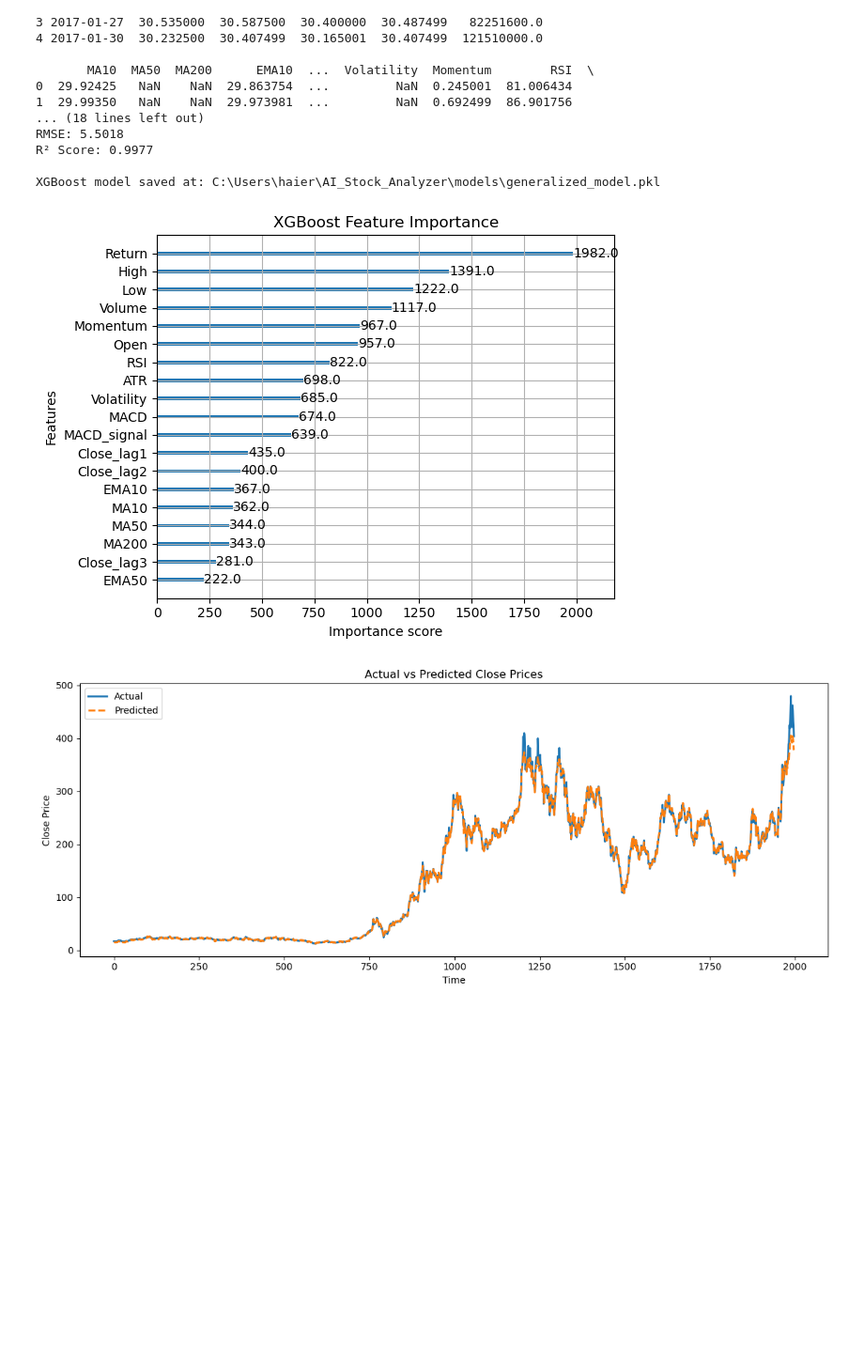
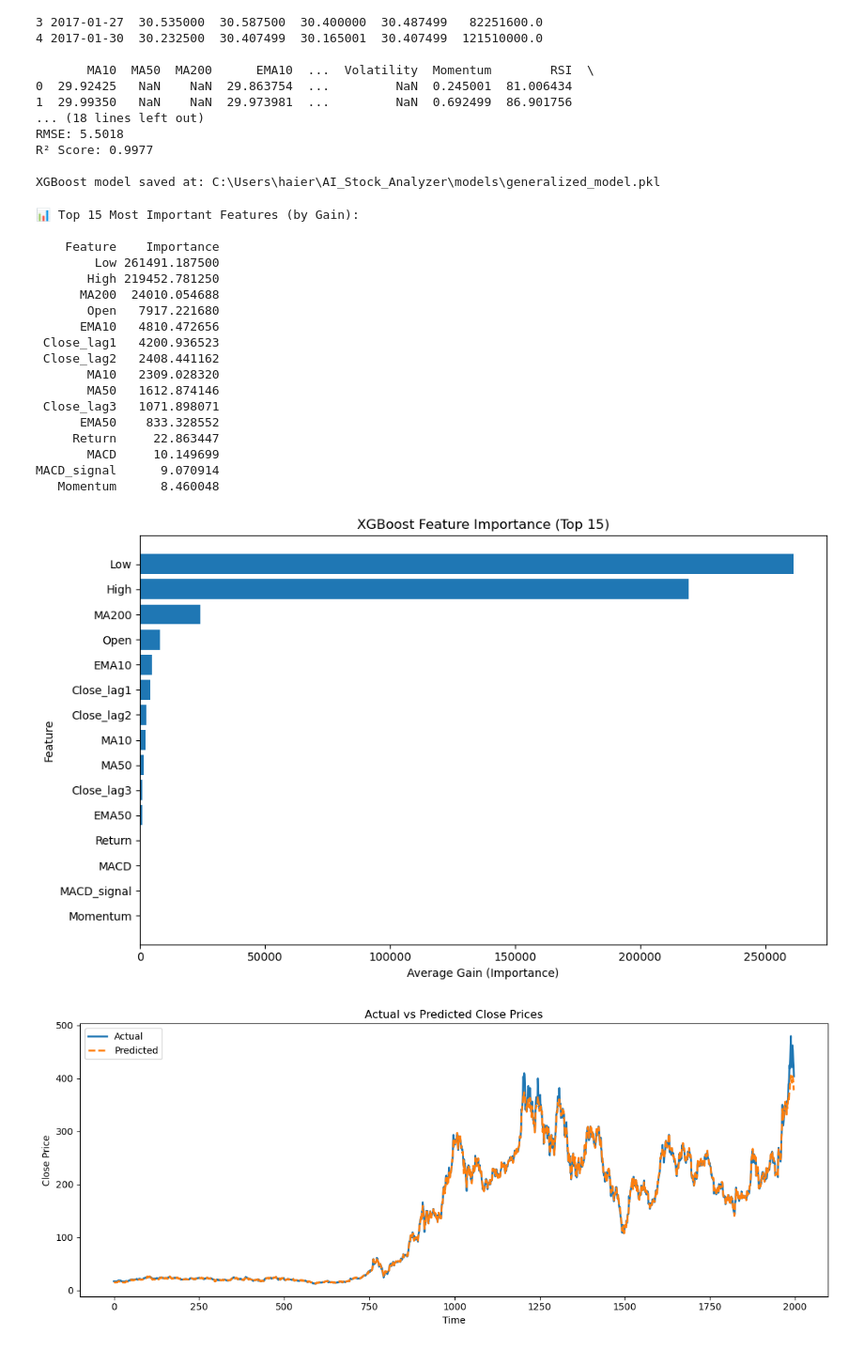
Before and after one commit to MoizZeshan/AI_Stock_Analyzer, a Jupyter notebook: Notebooks/Model_Training.ipynb, the cells around one changed output. Shown: that part at 94% size. Saved outputs shown, nothing was run; the diff lists cells and outputs as text; code cells hidden in the pictures; blank space fills up the shorter version.

Commit message:
Initial commit of AI Stock Analyzer project

```diff
--- a/Notebooks/Model_Training.ipynb
+++ b/Notebooks/Model_Training.ipynb
@@ -99,16 +99,70 @@ R² Score: 0.9977
 
 XGBoost model saved at: C:\Users\haier\AI_Stock_Analyzer\models\generalized_model.pkl
 # %%
+import os
+import pickle
 import matplotlib.pyplot as plt
+import pandas as pd
 import xgboost as xgb
 
-# Plot feature importance
-xgb.plot_importance(model, importance_type="weight")
-plt.title("XGBoost Feature Importance")
+# 1. Build absolute path safely
+base_dir = r"C:\Users\haier\AI_Stock_Analyzer"
+model_path = os.path.join(base_dir, "models", "generalized_model.pkl")
+
+# 2. Verify file existence
+if not os.path.exists(model_path):
+    raise FileNotFoundError(f"Model not found at: {model_path}")
+
+# 3. Load model
+with open(model_path, "rb") as f:
+    model = pickle.load(f)
+
+# 4. Extract feature importances using booster directly
+booster = model.get_booster()
+importance_dict = booster.get_score(importance_type="gain")
+
+# Convert to DataFrame for sorting
+importance_df = pd.DataFrame(
+    list(importance_dict.items()),
+    columns=["Feature", "Importance"]
+).sort_values(by="Importance", ascending=False)
+
+# Show top features as a table
+print("\n📊 Top 15 Most Important Features (by Gain):\n")
+print(importance_df.head(15).to_string(index=False))
+
+# 5. Plot nicely using Matplotlib
+top_n = 15
+plt.figure(figsize=(10, 6))
+plt.barh(
+    importance_df["Feature"].head(top_n)[::-1],
+    importance_df["Importance"].head(top_n)[::-1]
+)
+plt.xlabel("Average Gain (Importance)")
+plt.ylabel("Feature")
+plt.title(f"XGBoost Feature Importance (Top {top_n})")
 plt.tight_layout()
 plt.show()
 # %% [output]
+📊 Top 15 Most Important Features (by Gain):
+
+    Feature    Importance
+        Low 261491.187500
+       High 219452.781250
+      MA200  24010.054688
+       Open   7917.221680
+      EMA10   4810.472656
+ Close_lag1   4200.936523
+ Close_lag2   2408.441162
+       MA10   2309.028320
+       MA50   1612.874146
+ Close_lag3   1071.898071
+      EMA50    833.328552
+     Return     22.863447
+       MACD     10.149699
+MACD_signal      9.070914
+   Momentum      8.460048
-[figure, old version]
+[figure, new version]
 # %%
 import matplotlib.pyplot as plt
 
```
Also changed, not shown: parts of 5 cells of this notebook, 3 other files.
